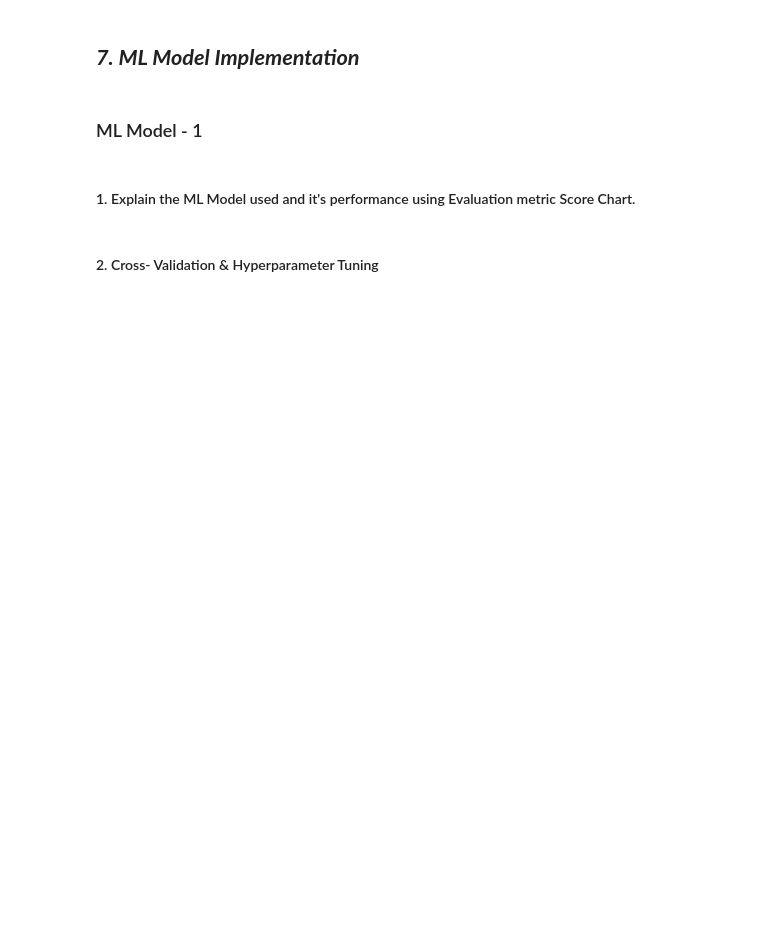
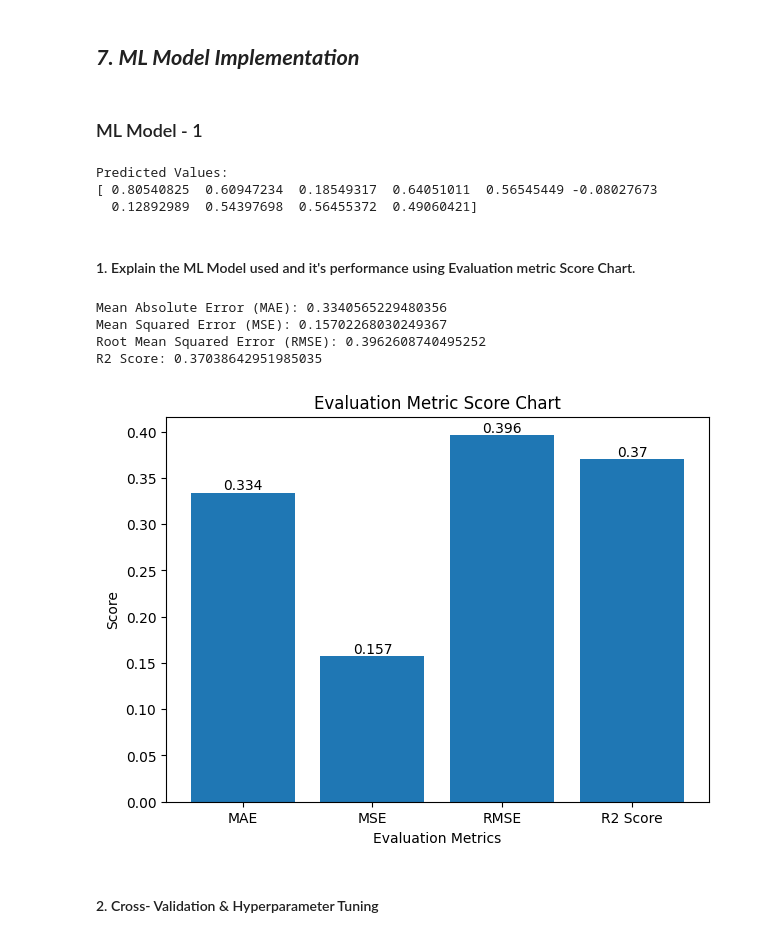
Before and after one commit to niharikaBargujar/Heart_disease_prediction, a Jupyter notebook: Heart_disease_prediction.ipynb, the cells around one changed output. Cells and saved outputs as stored; diff of their text form; code cells hidden in the pictures; blank space fills up the shorter version.

```diff
--- a/Heart_disease_prediction.ipynb
+++ b/Heart_disease_prediction.ipynb
@@ -996,2 +1017,24 @@ Answer Here.
+# %%
+# ML Model - 1 Implementation
+
+# Import Linear Regression
+from sklearn.linear_model import LinearRegression
+
+# Create the model
+linear_model = LinearRegression()
+
+# Train (Fit) the model
+linear_model.fit(X_train, y_train)
+
+# Predict on the test data
+y_pred = linear_model.predict(X_test)
+
+# Display first 10 predictions
+print("Predicted Values:")
+print(y_pred[:10])
+# %% [output]
+Predicted Values:
+[ 0.80540825  0.60947234  0.18549317  0.64051011  0.56545449 -0.08027673
+  0.12892989  0.54397698  0.56455372  0.49060421]
 # %% [markdown]
 #### 1. Explain the ML Model used and it's performance using Evaluation metric Score Chart.
@@ -1000,2 +1041,42 @@ Answer Here.
+# %%
+# Visualizing evaluation Metric Score chart
+
+from sklearn.metrics import mean_absolute_error, mean_squared_error, r2_score
+
+# Calculate Evaluation Metrics
+mae = mean_absolute_error(y_test, y_pred)
+mse = mean_squared_error(y_test, y_pred)
+rmse = np.sqrt(mse)
+r2 = r2_score(y_test, y_pred)
+
+# Print Results
+print("Mean Absolute Error (MAE):", mae)
+print("Mean Squared Error (MSE):", mse)
+print("Root Mean Squared Error (RMSE):", rmse)
+print("R2 Score:", r2)
+
+# Store metrics
+metrics = ['MAE', 'MSE', 'RMSE', 'R2 Score']
+scores = [mae, mse, rmse, r2]
+
+# Plot bar chart
+plt.figure(figsize=(7,5))
+plt.bar(metrics, scores)
+
+plt.title('Evaluation Metric Score Chart')
+plt.xlabel('Evaluation Metrics')
+plt.ylabel('Score')
+
+# Show values on bars
+for i, value in enumerate(scores):
+    plt.text(i, value, round(value,3), ha='center', va='bottom')
+
+plt.show()
+# %% [output]
+Mean Absolute Error (MAE): 0.3340565229480356
+Mean Squared Error (MSE): 0.15702268030249367
+Root Mean Squared Error (RMSE): 0.3962608740495252
+R2 Score: 0.37038642951985035
+[figure, added]
 # %% [markdown]
 #### 2. Cross- Validation & Hyperparameter Tuning
```
Also changed, not shown: parts of 58 cells of this notebook.
